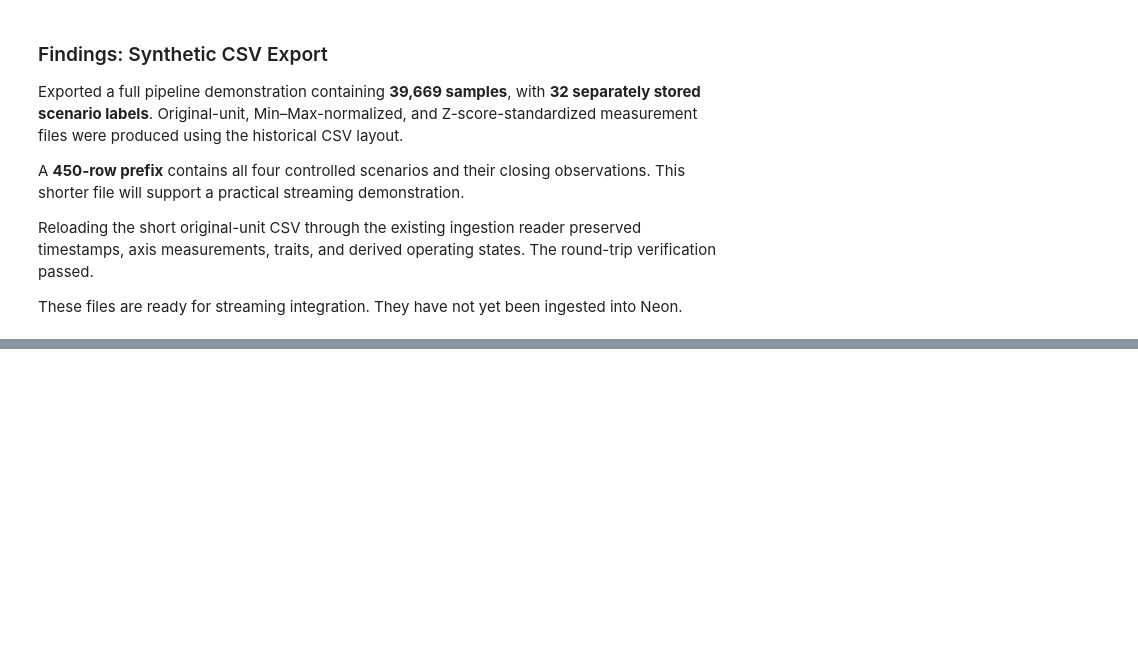
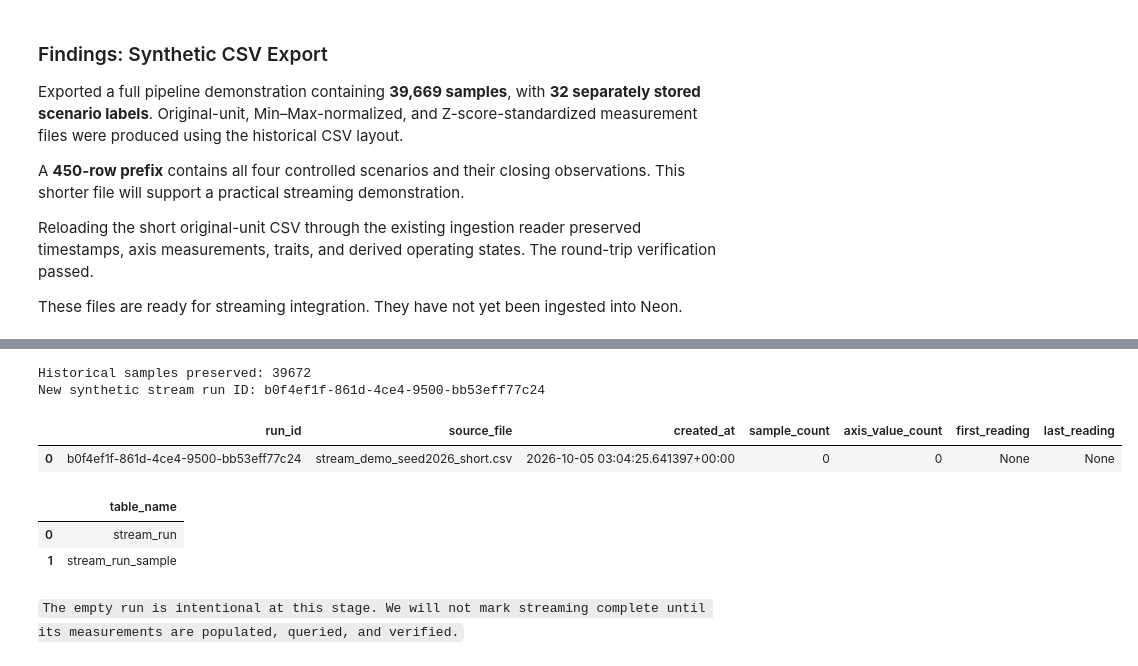
Before and after one commit to UbaidUllah777/DataStreamVisualization-regression-based-anomaly-detection, a Jupyter notebook: Regression_Anomaly_Detection.ipynb, the cells around one changed output, grey strips where cells are left out. Saved outputs shown, nothing was run; the diff lists cells and outputs as text; code cells hidden in the pictures; blank space fills up the shorter version.

Commit message:
Add synthetic stream run tracking in Neon

```diff
--- a/Regression_Anomaly_Detection.ipynb
+++ b/Regression_Anomaly_Detection.ipynb
@@ -2169,0 +2185,39 @@ These files are ready for streaming integration. They have not yet been ingested
+# %%
+from persistence.stream_run_store import StreamRunStore
+
+stream_store = StreamRunStore()
+
+historical_count_before = stream_store.count("seed")
+stream_store.initialise_runs()
+historical_count_after = stream_store.count("seed")
+
+assert historical_count_before == historical_count_after == 39672
+
+stream_run_id = stream_store.create_run(
+    source_file=short_csv_path.name
+)
+
+print("Historical samples preserved:", historical_count_after)
+print("New synthetic stream run ID:", stream_run_id)
+
+display(stream_store.run_summary(stream_run_id))
+
+tracking_tables = stream_store.ask("""
+    SELECT table_name
+    FROM information_schema.tables
+    WHERE table_schema = 'cat_dc'
+      AND table_name IN ('stream_run', 'stream_run_sample')
+    ORDER BY table_name
+""")
+
+display(tracking_tables)
+# %% [output]
+Historical samples preserved: 39672
+New synthetic stream run ID: b0f4ef1f-861d-4ce4-9500-bb53eff77c24
+|  | run_id | source_file | created_at | sample_count | axis_value_count | first_reading | last_reading |
+| 0 | b0f4ef1f-861d-4ce4-9500-bb53eff77c24 | stream_demo_seed2026_short.csv | 2026-10-05 03:04:25.641397+00:00 | 0 | 0 | None | None |
+|  | table_name |
+| 0 | stream_run |
+| 1 | stream_run_sample |
+# %% [markdown]
+`The empty run is intentional at this stage. We will not mark streaming complete until its measurements are populated, queried, and verified.`
```
Also changed, not shown: parts of 2 cells of this notebook, 1 other file.
